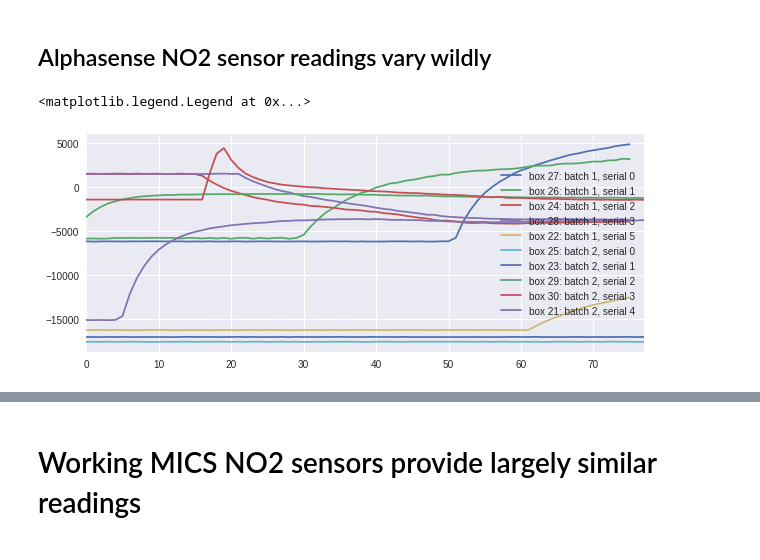
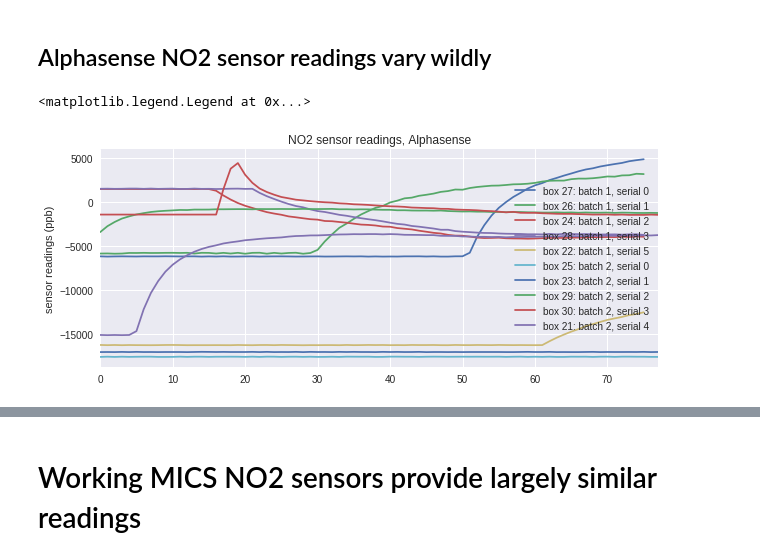
Before and after one commit to jsoikkeli/climathon2016, a Jupyter notebook: 0.3 torching/Analyse_0.3_torching_data.ipynb, the cells around one changed output, grey strips where cells are left out. Saved outputs shown, nothing was run; the diff lists cells and outputs as text; code cells hidden in the pictures.

Commit message:
0.3 torching: Fixes, tidying up, improved graphs

```diff
--- a/0.3 torching/Analyse_0.3_torching_data.ipynb
+++ b/0.3 torching/Analyse_0.3_torching_data.ipynb
@@ -588,9 +625,11 @@ df_21 = pd.read_csv("batch2/serial1.csv",
 
 # Alphasense CO in ppb
 df_21['co_ppb'] = df_21[['ID','ALPHACO_WORKING','ALPHACO_AUX']].apply(lambda x: convert_co_ID(x.values[0], x.values[1], x.values[2]), axis=1)
+df_21['co_ppb_reverse'] = df_21[['ID','ALPHACO_WORKING','ALPHACO_AUX']].apply(lambda x: convert_co_ID_reverse(x.values[0], x.values[1], x.values[2]), axis=1)
 
 # Alphasense NO2 in ppb
 df_21['no2_ppb'] = df_21[['ID','ALPHANO2_WORKING','ALPHANO2_AUX']].apply(lambda x: convert_no2_ambient(x.values[0], x.values[1], x.values[2]), axis=1)
+df_21['no2_ppb_reverse'] = df_21[['ID','ALPHANO2_WORKING','ALPHANO2_AUX']].apply(lambda x: convert_no2_ambient_reverse(x.values[0], x.values[1], x.values[2]), axis=1)
 
 # MICS NO2 in ppb - SERIES ZERO, SO GET DIV BY ZERO ERRORS
 # Resistances
@@ -633,10 +672,11 @@ df_22 = pd.read_csv("batch2/serial2.csv",
 
 # Alphasense CO in ppb
 df_22['co_ppb'] = df_22[['ID','ALPHACO_WORKING','ALPHACO_AUX']].apply(lambda x: convert_co_ID(x.values[0], x.values[1], x.values[2]), axis=1)
+df_22['co_ppb_reverse'] = df_22[['ID','ALPHACO_WORKING','ALPHACO_AUX']].apply(lambda x: convert_co_ID_reverse(x.values[0], x.values[1], x.values[2]), axis=1)
 
 # Alphasense NO2 in ppb
 df_22['no2_ppb'] = df_22[['ID','ALPHANO2_WORKING','ALPHANO2_AUX']].apply(lambda x: convert_no2_ambient(x.values[0], x.values[1], x.values[2]), axis=1)
-
+df_22['no2_ppb_reverse'] = df_22[['ID','ALPHANO2_WORKING','ALPHANO2_AUX']].apply(lambda x: convert_no2_ambient_reverse(x.values[0], x.values[1], x.values[2]), axis=1)
 
 # MICS NO2 in ppb - SERIES ZERO, SO GET DIV BY ZERO ERRORS
 # MICS NO2 in ppb
@@ -685,9 +725,11 @@ df_23 = pd.read_csv("batch2/serial3.csv",
 
 # Alphasense CO in ppb
 df_23['co_ppb'] = df_23[['ID','ALPHACO_WORKING','ALPHACO_AUX']].apply(lambda x: convert_co_ID(x.values[0], x.values[1], x.values[2]), axis=1)
+df_23['co_ppb_reverse'] = df_23[['ID','ALPHACO_WORKING','ALPHACO_AUX']].apply(lambda x: convert_co_ID_reverse(x.values[0], x.values[1], x.values[2]), axis=1)
 
 # Alphasense NO2 in ppb
 df_23['no2_ppb'] = df_23[['ID','ALPHANO2_WORKING','ALPHANO2_AUX']].apply(lambda x: convert_no2_ambient(x.values[0], x.values[1], x.values[2]), axis=1)
+df_23['no2_ppb_reverse'] = df_23[['ID','ALPHANO2_WORKING','ALPHANO2_AUX']].apply(lambda x: convert_no2_ambient_reverse(x.values[0], x.values[1], x.values[2]), axis=1)
 
 # MICS NO2 in ppb
 # Resistances
@@ -730,9 +772,11 @@ df_24 = pd.read_csv("batch2/serial4.csv",
 
 # Alphasense CO in ppb
 df_24['co_ppb'] = df_24[['ID','ALPHACO_WORKING','ALPHACO_AUX']].apply(lambda x: convert_co_ID(x.values[0], x.values[1], x.values[2]), axis=1)
+df_24['co_ppb_reverse'] = df_24[['ID','ALPHACO_WORKING','ALPHACO_AUX']].apply(lambda x: convert_co_ID_reverse(x.values[0], x.values[1], x.values[2]), axis=1)
 
 # Alphasense NO2 in ppb
 df_24['no2_ppb'] = df_24[['ID','ALPHANO2_WORKING','ALPHANO2_AUX']].apply(lambda x: convert_no2_ambient(x.values[0], x.values[1], x.values[2]), axis=1)
+df_24['no2_ppb_reverse'] = df_24[['ID','ALPHANO2_WORKING','ALPHANO2_AUX']].apply(lambda x: convert_no2_ambient_reverse(x.values[0], x.values[1], x.values[2]), axis=1)
 
 # MICS NO2 in ppb
 # Resistances
@@ -813,17 +906,19 @@ plt.legend()
 # %%
 # Converted to ppb
 df_10.no2_ppb.plot(label='box 27: batch 1, serial 0')
 df_11.no2_ppb.plot(label='box 26: batch 1, serial 1')
 df_12.no2_ppb.plot(label='box 24: batch 1, serial 2')
 df_13.no2_ppb.plot(label='box 28: batch 1, serial 3')
 df_15.no2_ppb.plot(label='box 22: batch 1, serial 5')
 
 df_20.no2_ppb.plot(label='box 25: batch 2, serial 0')
 df_21.no2_ppb.plot(label='box 23: batch 2, serial 1')
 df_22.no2_ppb.plot(label='box 29: batch 2, serial 2')
 df_23.no2_ppb.plot(label='box 30: batch 2, serial 3')
 df_24.no2_ppb.plot(label='box 21: batch 2, serial 4')
+plt.ylabel('sensor readings (ppb)')
+plt.title('NO2 sensor readings, Alphasense')
 plt.legend()
 # %% [output]
 <matplotlib.legend.Legend at 0x...>
-[figure, old version]
+[figure, new version]
```
Also changed, not shown: parts of 35 cells of this notebook.
